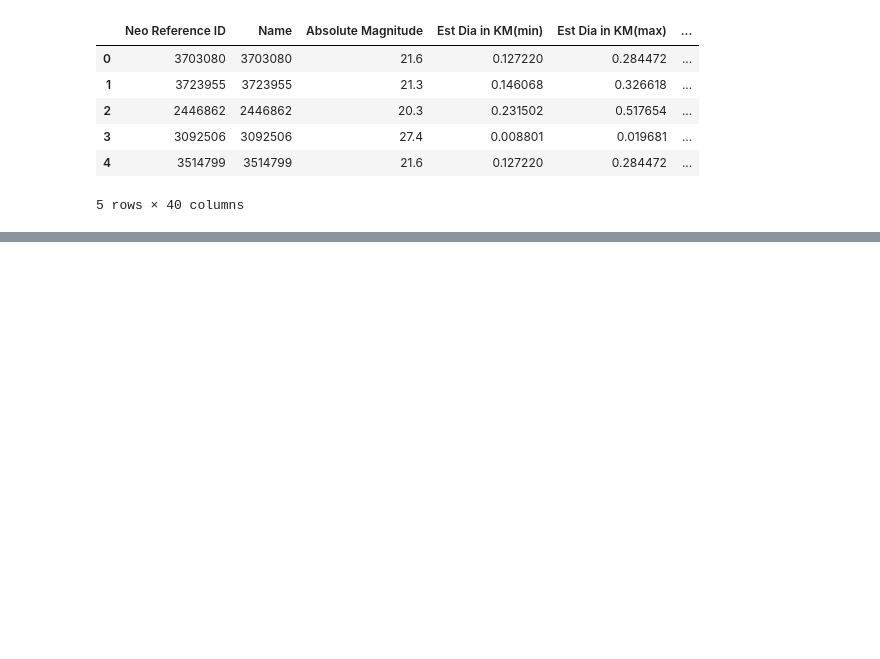
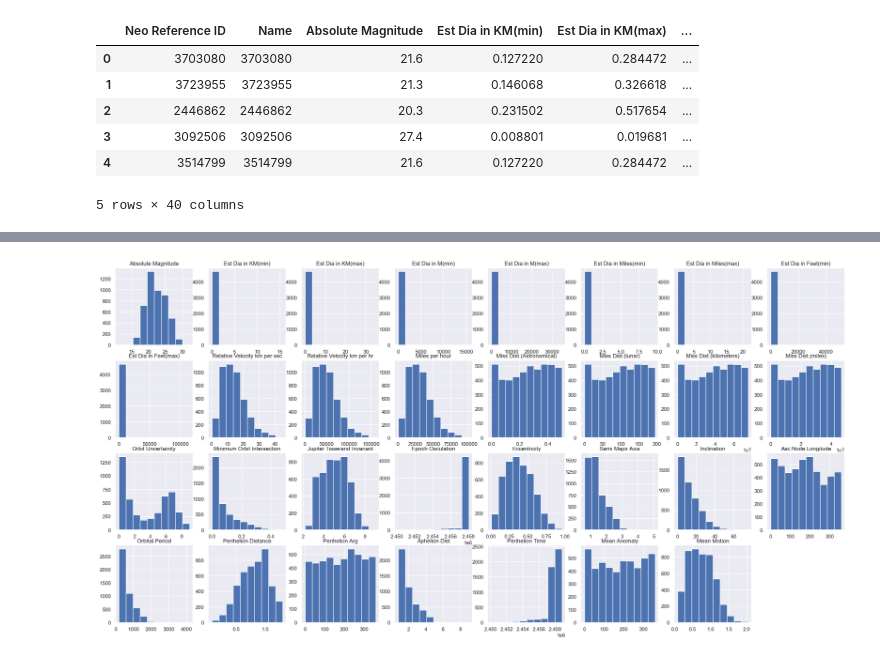
Before and after one commit to Djazil01/NASA-Object-Space-Selection, a Jupyter notebook: Nasa.ipynb, the cells around one changed output, grey strips where cells are left out. Saved outputs shown, nothing was run; the diff lists cells and outputs as text; code cells hidden in the pictures; blank space fills up the shorter version.

```diff
--- a/Nasa.ipynb
+++ b/Nasa.ipynb
@@ -36,0 +166,11 @@ data_nasa.head()
+# %%
+sns.set_theme(style="darkgrid")
+plt.figure(figsize=(28,28))
+index = 1
+for column in columns :
+    plt.subplot(8,8,index)
+    plt.hist(data_nasa[column])
+    plt.title(column.replace('_',' '))
+    index +=1
+# %% [output]
+[figure, added]
```
Also changed, not shown: parts of 38 cells of this notebook.
